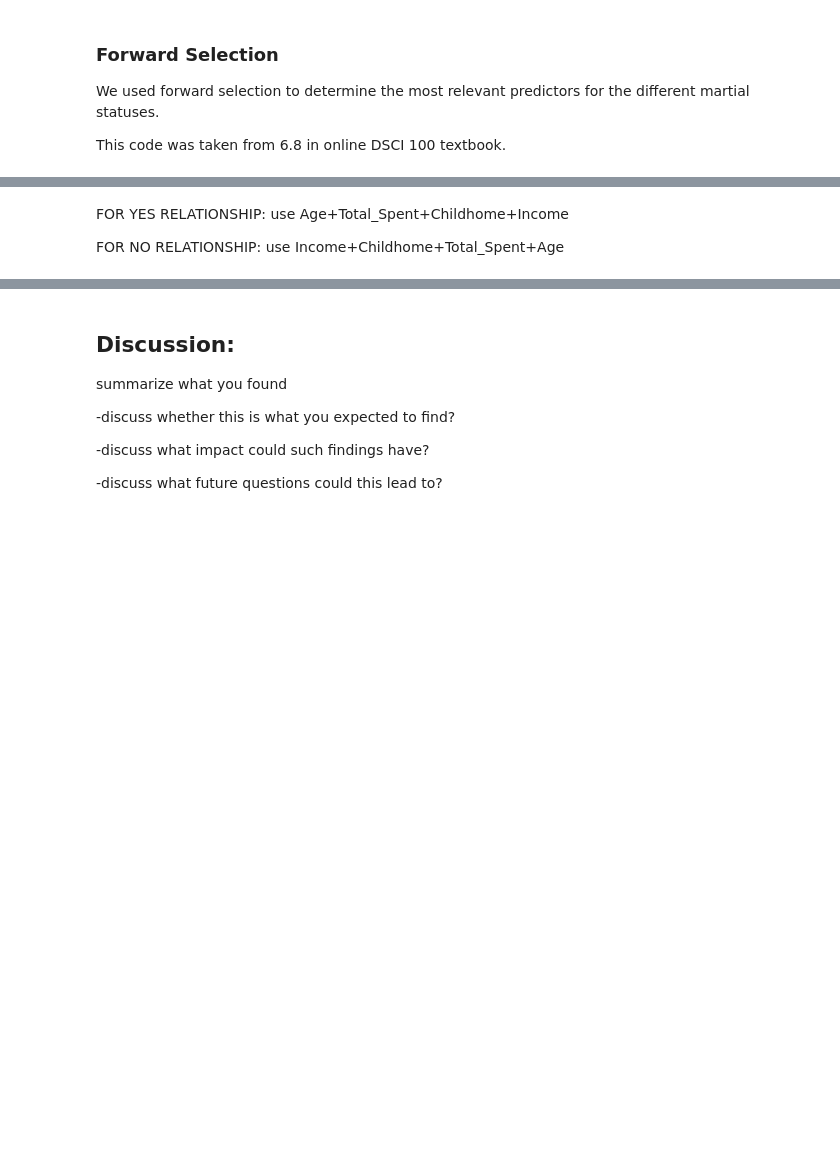
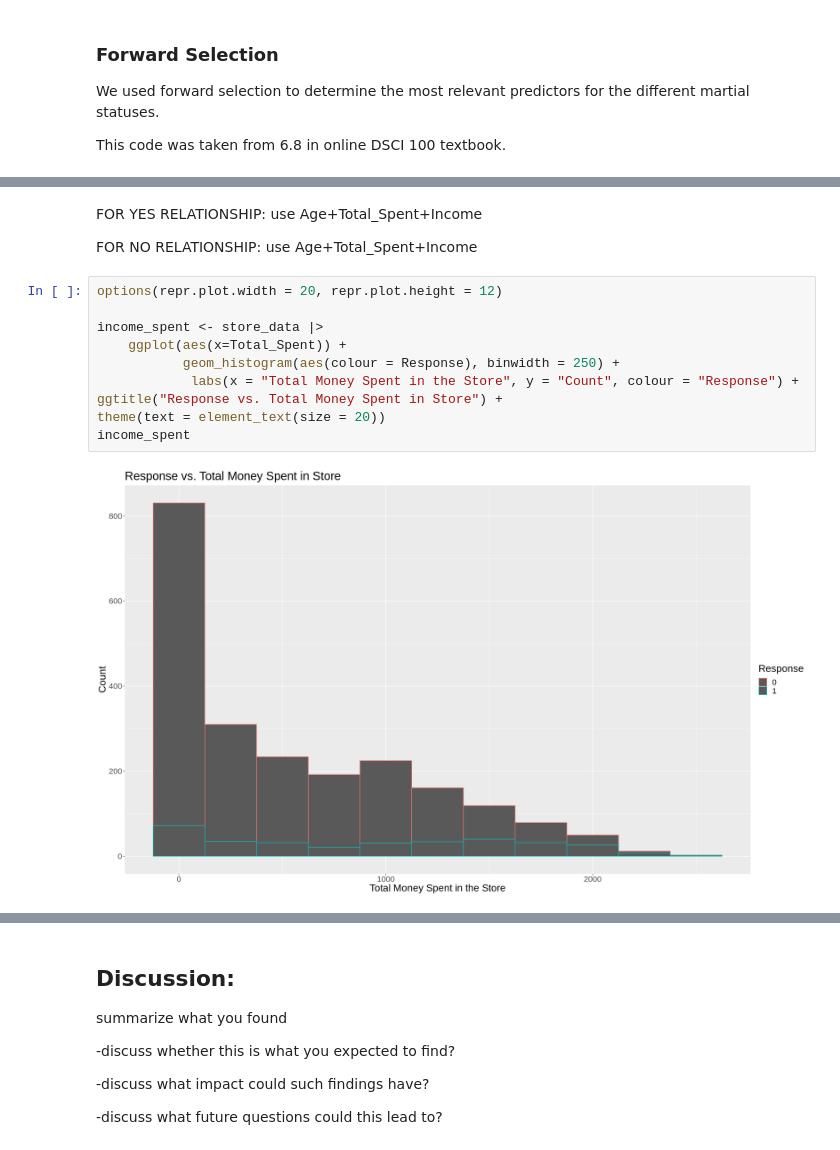
Before and after one commit to nchan315/DSCI_100_007_16_Project, a Jupyter notebook: Project.ipynb, the cells around one changed output, grey strips where cells are left out. Drawn from its saved outputs; the diff is of its cells as text; blank space fills up the shorter version.

```diff
--- a/Project.ipynb
+++ b/Project.ipynb
@@ -344,4 +325,16 @@ no_plot
 # %% [markdown]
-FOR YES RELATIONSHIP: use Age+Total_Spent+Childhome+Income
+FOR YES RELATIONSHIP: use Age+Total_Spent+Income
 
-FOR  NO RELATIONSHIP: use Income+Childhome+Total_Spent+Age
+FOR  NO RELATIONSHIP: use Age+Total_Spent+Income
+# %%
+options(repr.plot.width = 20, repr.plot.height = 12)
+
+income_spent <- store_data |>
+    ggplot(aes(x=Total_Spent)) +
+           geom_histogram(aes(colour = Response), binwidth = 250) +
+            labs(x = "Total Money Spent in the Store", y = "Count", colour = "Response") +
+ggtitle("Response vs. Total Money Spent in Store") +
+theme(text = element_text(size = 20))
+income_spent
+# %% [output]
+[figure, added]
```
Also changed, not shown: parts of 18 cells of this notebook.
